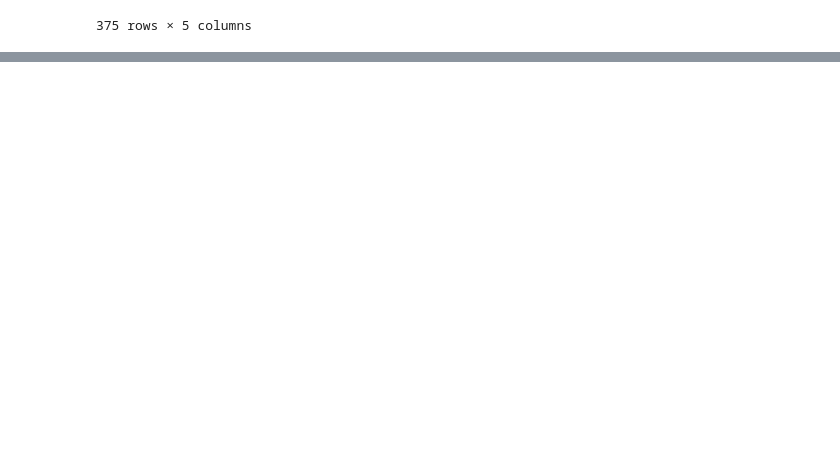
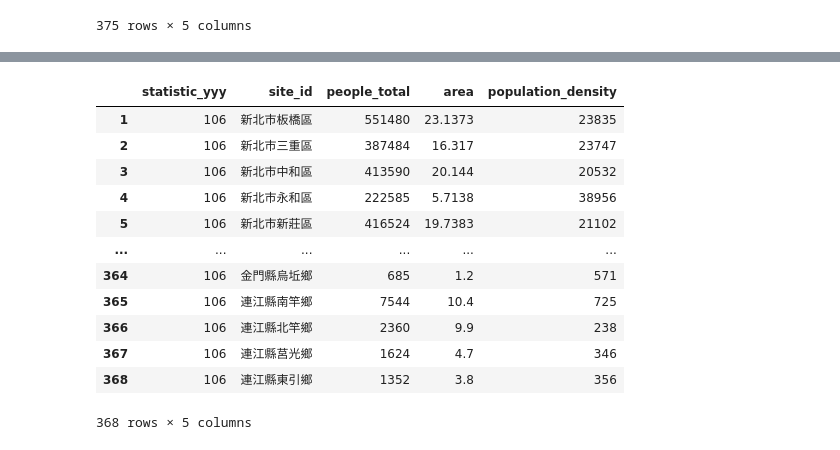
Before and after one commit to Oscar-Lee-20211298/__2024_07_29_AI_1_3_, a Jupyter notebook: lesson16.ipynb, the cells around one changed output, grey strips where cells are left out. Cells and saved outputs as stored; diff of their text form; code cells hidden in the pictures; blank space fills up the shorter version.

```diff
--- a/lesson16.ipynb
+++ b/lesson16.ipynb
@@ -186,0 +226,17 @@ df1
+# %%
+df3 = df2.drop(labels=[369,370],axis=0)
+df3
+# %% [output]
+|  | statistic_yyy | site_id | people_total | area | population_density |
+| 1 | 106 | 新北市板橋區 | 551480 | 23.1373 | 23835 |
+| 2 | 106 | 新北市三重區 | 387484 | 16.317 | 23747 |
+| 3 | 106 | 新北市中和區 | 413590 | 20.144 | 20532 |
+| 4 | 106 | 新北市永和區 | 222585 | 5.7138 | 38956 |
+| 5 | 106 | 新北市新莊區 | 416524 | 19.7383 | 21102 |
+| ... | ... | ... | ... | ... | ... |
+| 364 | 106 | 金門縣烏坵鄉 | 685 | 1.2 | 571 |
+| 365 | 106 | 連江縣南竿鄉 | 7544 | 10.4 | 725 |
+| 366 | 106 | 連江縣北竿鄉 | 2360 | 9.9 | 238 |
+| 367 | 106 | 連江縣莒光鄉 | 1624 | 4.7 | 346 |
+| 368 | 106 | 連江縣東引鄉 | 1352 | 3.8 | 356 |
+368 rows × 5 columns
```
Also changed, not shown: parts of 3 cells of this notebook.
